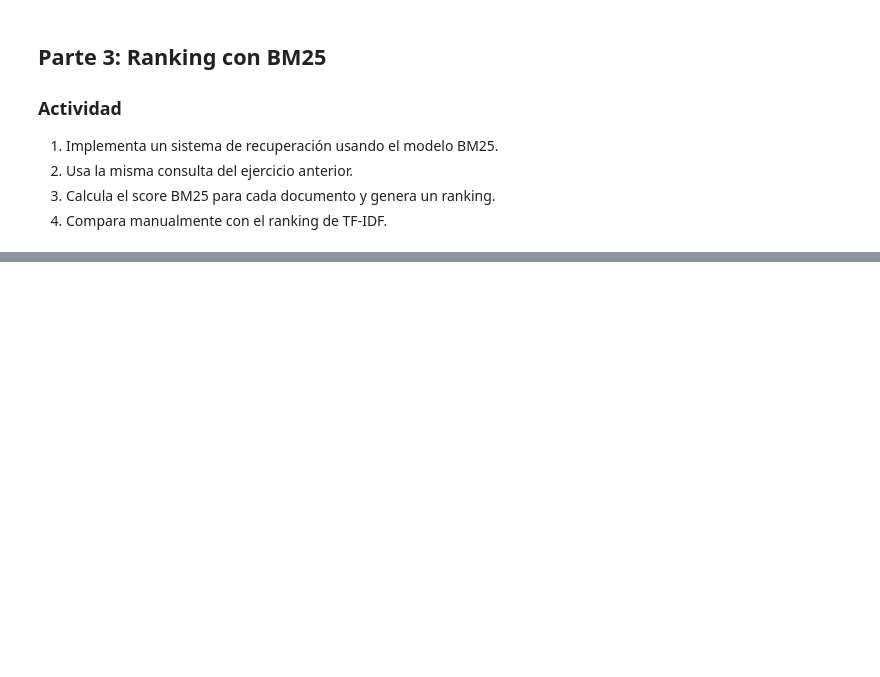
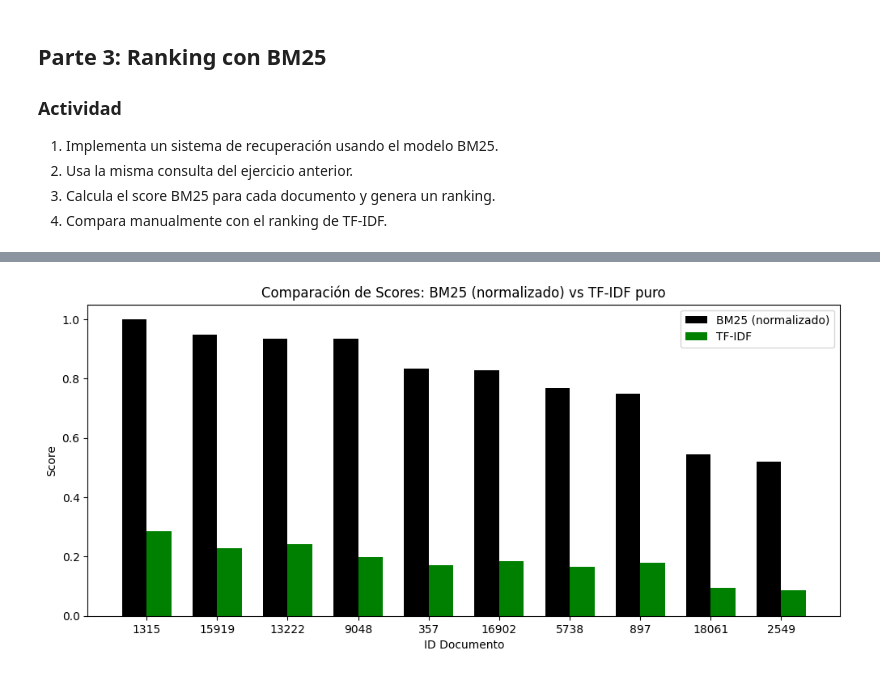
Before and after one commit to SebasRo17/Recuperacion, a Jupyter notebook: ir25a-main/ir25a-main/notebooks/04bm25.ipynb, the cells around one changed output, grey strips where cells are left out. Cells and saved outputs as stored; diff of their text form; code cells hidden in the pictures; blank space fills up the shorter version.

```diff
--- a/ir25a-main/ir25a-main/notebooks/04bm25.ipynb
+++ b/ir25a-main/ir25a-main/notebooks/04bm25.ipynb
@@ -241,0 +316,46 @@ NameError: name 'tf_matrix' is not defined
+# %%
+consulta = "chicken"
+termino = consulta.lower().strip()
+
+# Verifica que el término esté en el vocabulario del vectorizer
+if termino in vectorizer.get_feature_names_out():
+    idx_term = list(vectorizer.get_feature_names_out()).index(termino)
+    # Scores TF-IDF: solo el valor TF-IDF de ese término para cada documento
+    scores_tfidf = tfidf_matrix[:, idx_term].toarray().flatten()
+else:
+    # Si no existe en el vocabulario, todo será cero
+    scores_tfidf = np.zeros(tfidf_matrix.shape[0])
+# %%
+N_show = 10
+
+
+docs_bm25 = np.argsort(scores_bm25)[::-1][:N_show]
+docs_tfidf = np.argsort(scores_tfidf)[::-1][:N_show]
+
+docs_union = list(dict.fromkeys(list(docs_bm25) + list(docs_tfidf)))[:N_show]
+
+scores_bm25_show = [scores_bm25[i] for i in docs_union]
+scores_tfidf_show = [scores_tfidf[i] for i in docs_union]
+# %%
+from sklearn.preprocessing import minmax_scale
+import matplotlib.pyplot as plt
+import numpy as np
+
+# Normalizar BM25 solo para la visualización
+scores_bm25_norm = minmax_scale(scores_bm25)
+scores_bm25_show = [scores_bm25_norm[i] for i in docs_union]
+
+x = np.arange(len(docs_union))
+width = 0.35
+
+plt.figure(figsize=(12, 5))
+plt.bar(x - width/2, scores_bm25_show, width, label='BM25 (normalizado)', color='black')
+plt.bar(x + width/2, scores_tfidf_show, width, label='TF-IDF', color='green')
+plt.xlabel('ID Documento')
+plt.ylabel('Score')
+plt.title('Comparación de Scores: BM25 (normalizado) vs TF-IDF puro')
+plt.xticks(x, docs_union)
+plt.legend()
+plt.show()
+# %% [output]
+[figure, added]
```
Also changed, not shown: parts of 20 cells of this notebook, 1 other file.
